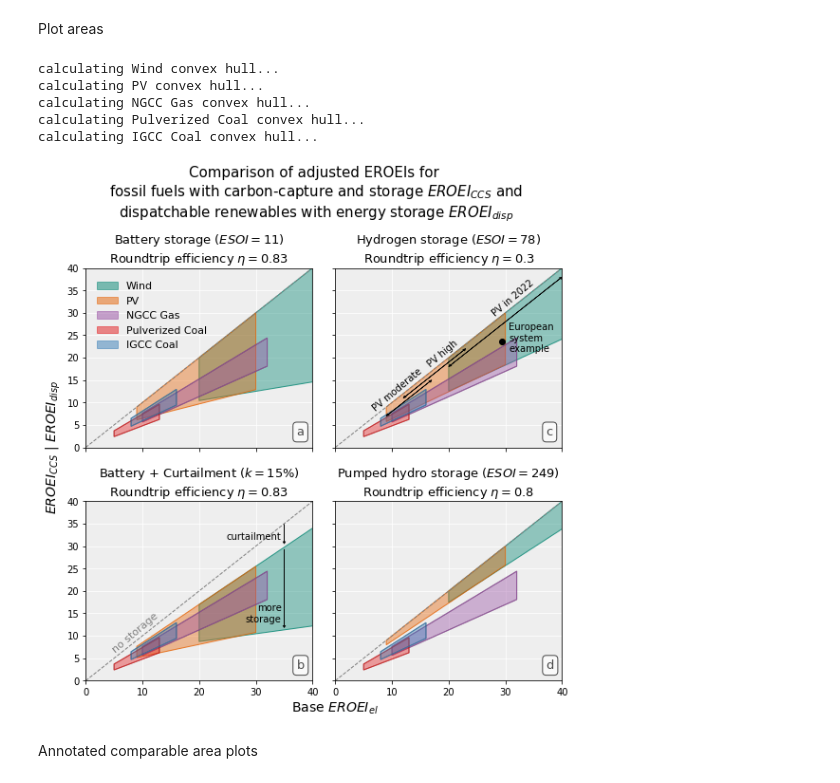
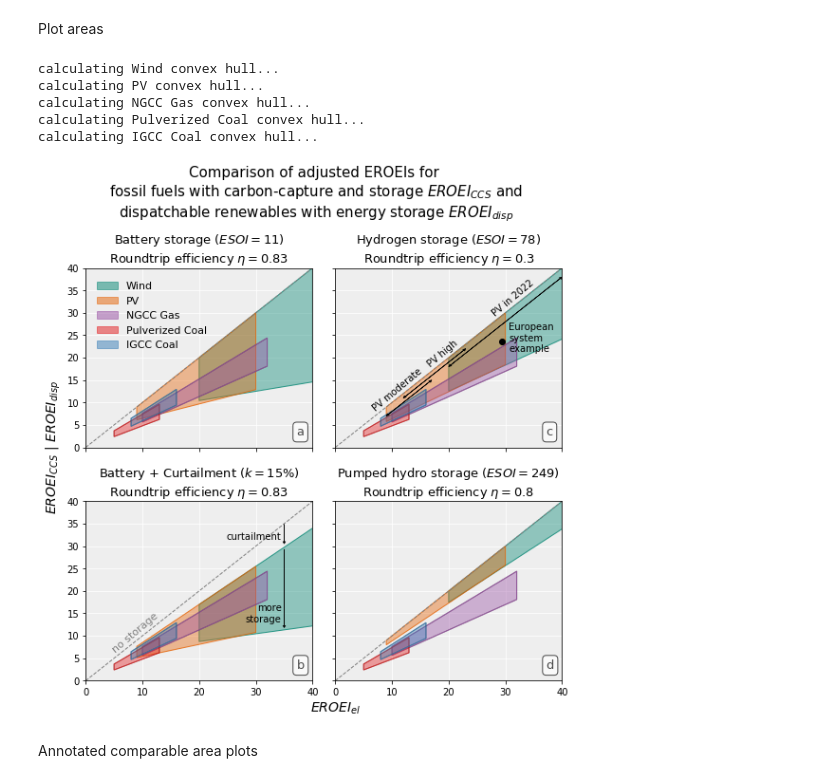
Before and after one commit to csaladenes/sustainable-energy-transitions, a Jupyter notebook: ccs/eroei-ccs-workbook.ipynb, the cells around one changed output. Cells and saved outputs as stored; diff of their text form; code cells hidden in the pictures.

```diff
--- a/ccs/eroei-ccs-workbook.ipynb
+++ b/ccs/eroei-ccs-workbook.ipynb
@@ -762,35 +762,35 @@ for i in range(len(names)):
             colr=cbrew(i)
             poly = plt.Polygon(convexhull(points), edgecolor="k",facecolor=colr,alpha=0.4)
             poly2 = plt.Polygon(convexhull(points), edgecolor=colr,alpha=0.8,fill=False,lw=1)
             legendpoly = plt.Polygon([[0,0],[0,-1],[-1,-1]], edgecolor=colr,facecolor=colr,alpha=legendalpha,lw=1,label=names[i].replace('\n',' '))
             ax.add_patch(poly)
             ax.add_patch(poly2)
             ax.add_patch(legendpoly)
 
 #Format labels
 for axi in axes:
     for ax in axi:
         ax.set_xlim(0,max(np.array(eroei_el_ren).flatten()))
         ax.set_ylim(0,max(np.array(eroei_el_ren).flatten()))
 axes[0][0].set_ylabel('$EROEI_{CCS}$ | $EROEI_{disp}$',fontsize=14,y=0)
-axes[1][1].set_xlabel('Base $EROEI_{el}$',fontsize=14,x=0)
+axes[1][1].set_xlabel('$EROEI_{el}$',fontsize=14,x=0)
 axes[0][1].set_yticklabels('')
 axes[1][1].set_yticklabels('')
 axes[0][0].set_xticklabels('')
 axes[0][1].set_xticklabels('')
 #axes[0][1].legend(loc=(1.04,0.58),fontsize=11)
 axes[0][0].legend(loc=(0.03,0.52),framealpha=0,fontsize=11)
 
 plt.suptitle('Comparison of adjusted EROEIs for \nfossil fuels with carbon-capture and storage $EROEI_{CCS}$ and \ndispatchable renewables with energy storage $EROEI_{disp}$',y=1.06,fontsize=15)
 plt.savefig('plot/fig4.png',dpi=150,bbox_inches = 'tight', pad_inches = 0.1)
 plt.show()
 # %% [output]
 calculating Wind convex hull...
 calculating PV convex hull...
 calculating NGCC Gas convex hull...
 calculating Pulverized Coal convex hull...
 calculating IGCC Coal convex hull...
-[figure, old version]
+[figure, new version]
 # %% [markdown]
 Annotated comparable area plots
 # %%
```
Also changed, not shown: parts of 1 cell of this notebook, 2 other files.
